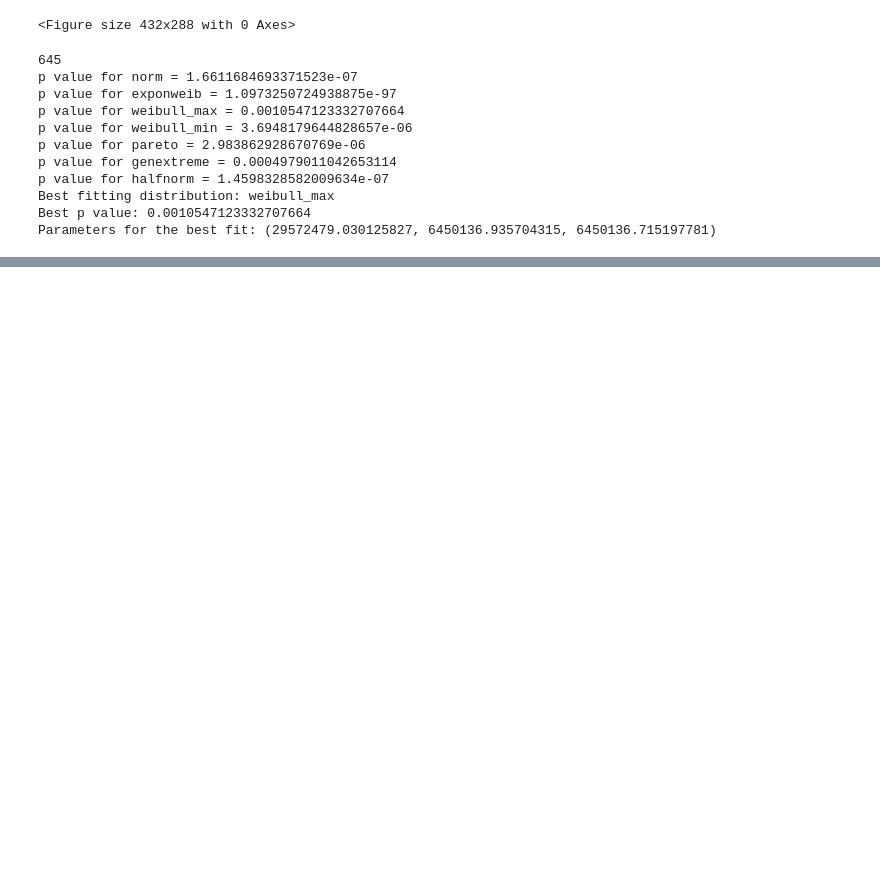
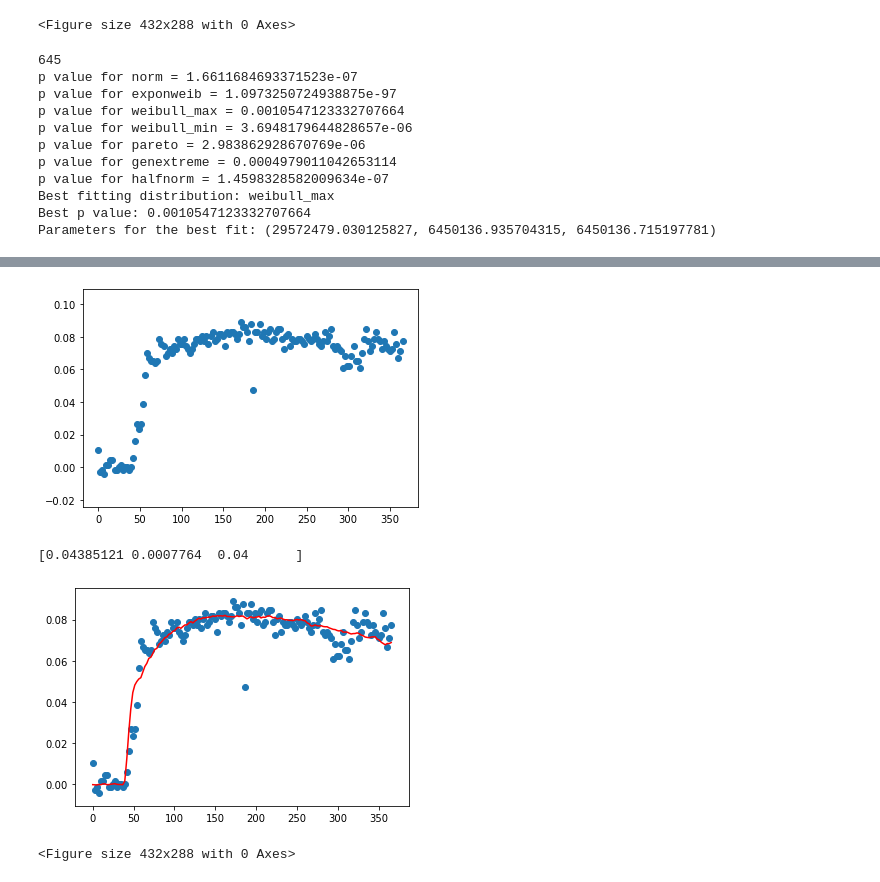
Before and after one commit to Michael-McLaren/MRI_ML, a Jupyter notebook: creating_synthetic_data.ipynb, the cells around one changed output, grey strips where cells are left out. Drawn from its saved outputs; the diff is of its cells as text; code cells hidden in the pictures; blank space fills up the shorter version.

```diff
--- a/creating_synthetic_data.ipynb
+++ b/creating_synthetic_data.ipynb
@@ -225 +225,31 @@ plt.clf()
 <Figure size 432x288 with 0 Axes>
+# %%
+AIF = np.load("data/AIF.npy")
+series = np.load("data/Example_Conc.npy")
+# %%
+i = 112
+j = 80
+k = 10
+t = np.arange(0,366,2.45)
+
+
+points = series[i,j,k,:]
+plt.scatter(t, points)
+plt.savefig('plots/scatter')
+plt.show()
+plt.clf()
+
+fitted_param = TwoCUMfittingConc(t, AIF, series[i,j,k,:] , 0)
+pk = fitted_param[:3]
+print(pk)
+predicted_curve = TwoCUM(pk, t, AIF, 0)
+plt.plot(t, predicted_curve, color='red')
+plt.scatter(t, points)
+plt.savefig('plots/scatter_fitted')
+plt.show()
+plt.clf()
+# %% [output]
+[figure, added]
+[0.04385121 0.0007764  0.04      ]
+[figure, added]
+<Figure size 432x288 with 0 Axes>
```
Also changed, not shown: parts of 5 cells of this notebook, 4 other files.
